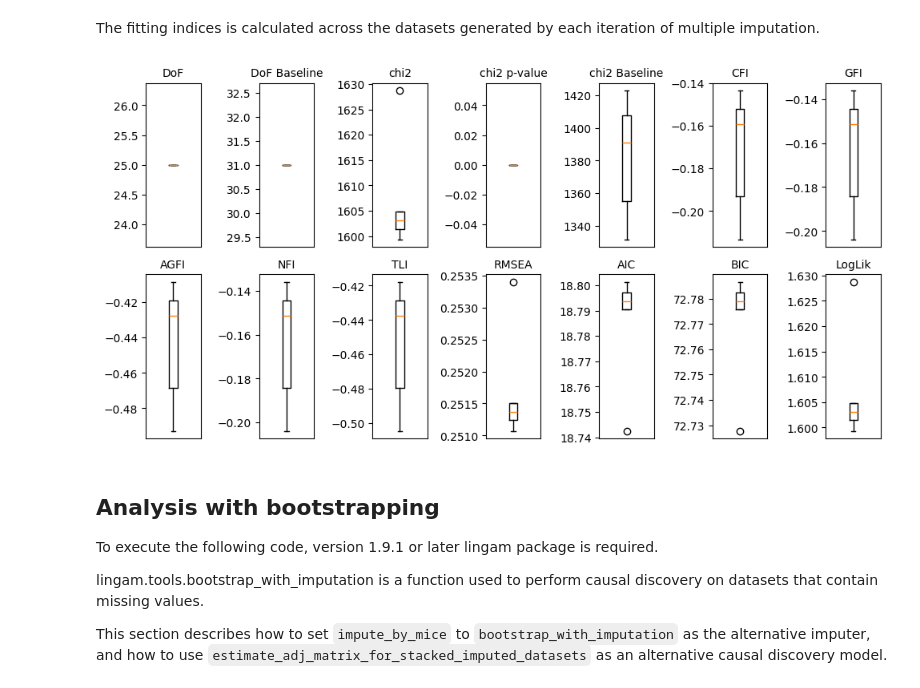
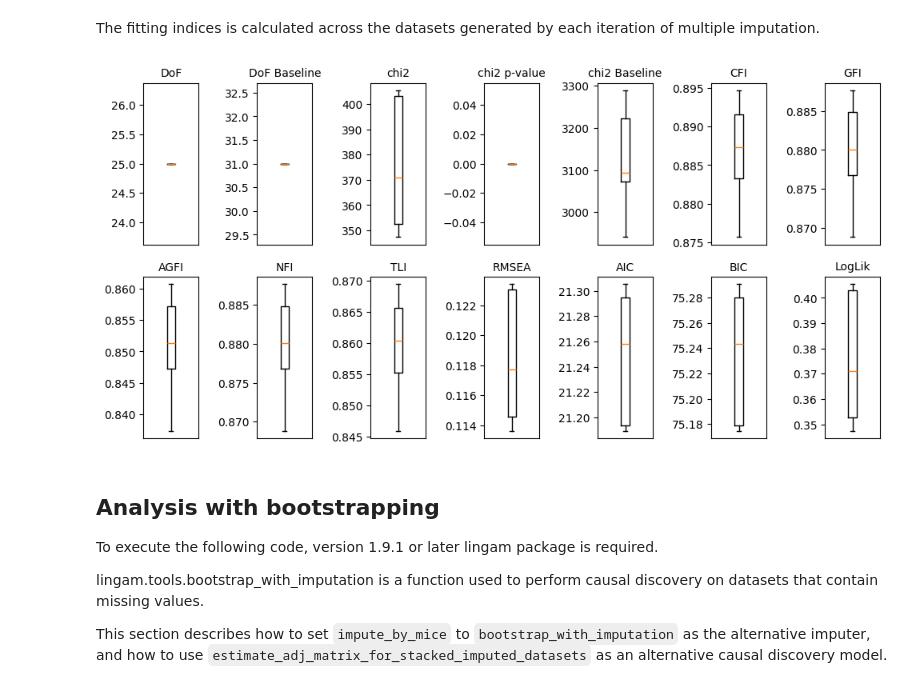
Before and after one commit to cdt15/lingam, a Jupyter notebook: examples/Example_to_perform_causal_discovery_using_RCD_with_bootstrap_and_imputation_on_data_with_discrete_variables.ipynb, the cells around one changed output. Cells and saved outputs as stored; diff of their text form; code cells hidden in the pictures.

```diff
--- a/examples/Example_to_perform_causal_discovery_using_RCD_with_bootstrap_and_imputation_on_data_with_discrete_variables.ipynb
+++ b/examples/Example_to_perform_causal_discovery_using_RCD_with_bootstrap_and_imputation_on_data_with_discrete_variables.ipynb
@@ -524,19 +524,19 @@ def boxplot_fit_indices_summary(fit_indices_summary):
 The fitting indices is calculated across the datasets generated by each iteration of multiple imputation.
 # %%
 fit_indices_list = []
-for X_ in X_removed_exog_list:
+for X_ in X_list:
     adj = np.nan_to_num(adj_mat, nan=0.0)
     df_adj = pd.DataFrame(adj, index=X.columns, columns=X.columns)
     df_X = pd.DataFrame(X_, columns=X.columns)
     fit_indices = calc_fit_indices(df_adj, df_X, exog_var_names, is_discrete)
     fit_indices_list.append(fit_indices)
 
 # concatenate data frames
 fit_indices_summary = pd.concat(fit_indices_list)
 
 boxplot_fit_indices_summary(fit_indices_summary)
 # %% [output]
-[figure, old version]
+[figure, new version]
 # %% [markdown]
 ## Analysis with bootstrapping
 
```
